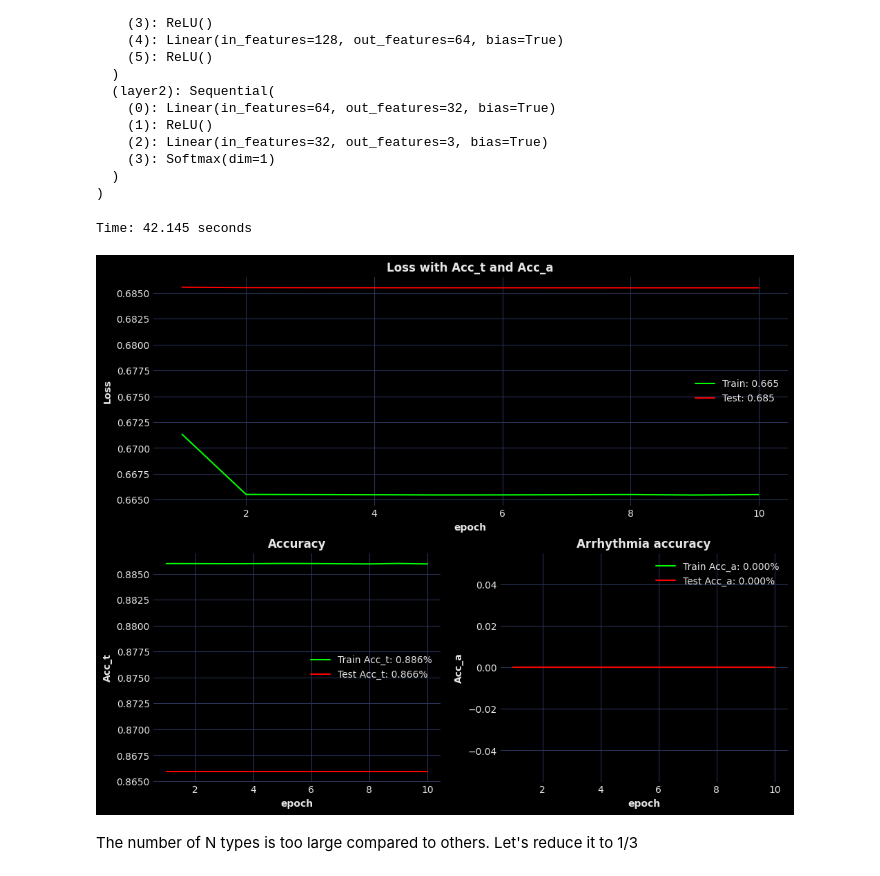
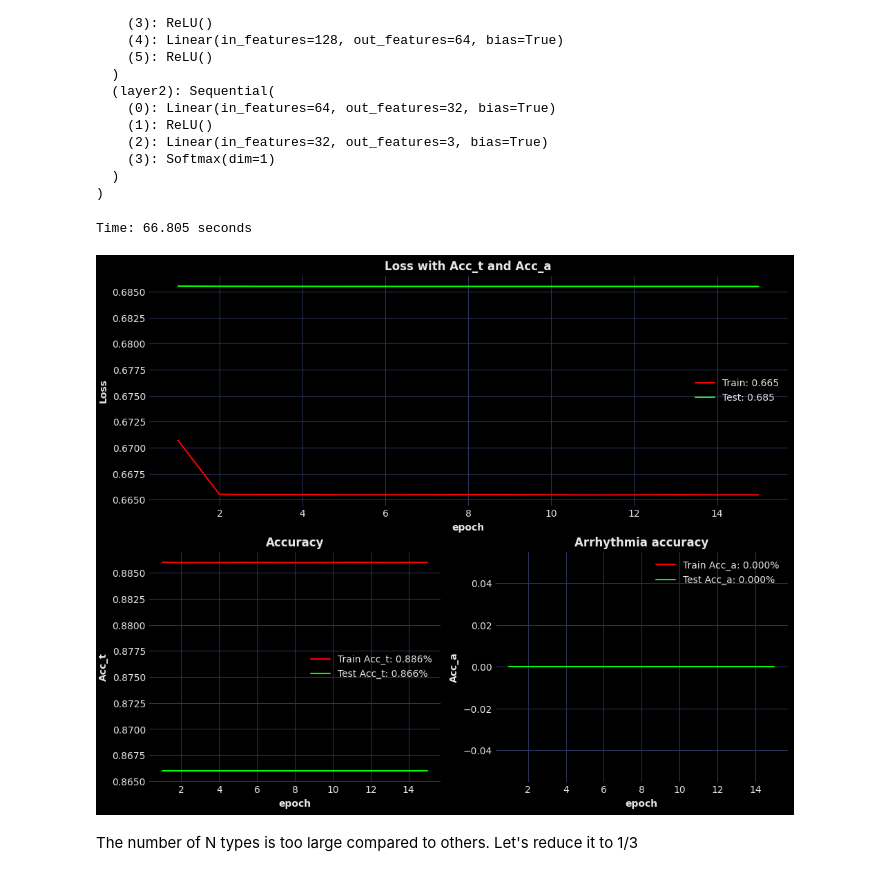
Before and after one commit to Yolonek/MachineLearningApplications, a Jupyter notebook: 3.ECG/MLPforECG.ipynb, the cells around one changed output. Drawn from its saved outputs; the diff is of its cells as text; code cells hidden in the pictures.

```diff
--- a/3.ECG/MLPforECG.ipynb
+++ b/3.ECG/MLPforECG.ipynb
@@ -122,11 +133,11 @@ class LearningParameters:
     learning_rate: float = 0.05
     momentum: float = 0.97
     weight_decay: float = 0.001
-    epochs: int = 10
+    epochs: int = 150
     device: torch.device = torch.device('cpu')
     dropout: float = 0.3
     batch_norm: bool = True
-params = LearningParameters()
+PARAMS = LearningParameters()
 
 
 def normalize_dataset(data):
@@ -231,9 +242,9 @@ def test_step(model, data_loader, loss_function, accuracy_function, device):
         acc_a /= (data_len - acc_a_correction)
     return test_loss, acc_t, acc_a
 
-def plot_loss_and_accuracy(title, epochs, losses, acc_ts, acc_as):
+def plot_loss_and_accuracy(title, epochs, img_title, losses, acc_ts, acc_as):
     data_parts = ['Train', 'Test']
-    colors = ['lime', 'cyan']
+    colors = ['red', 'lime']
     with plt.style.context('cyberpunk'):
         figure, axes = plt.subplot_mosaic(
             [['Loss', 'Loss'], ['Acct', 'Acca']],
@@ -251,11 +262,13 @@ def plot_loss_and_accuracy(title, epochs, losses, acc_ts, acc_as):
         for ax in figure.axes:
             ax.legend()
             enhance_plot(figure, ax)
-        return figure, axes
+        figure.savefig(f'images/{img_title}.png')
 
 def append_metrics(metric_lists, metrics):
     for metric_list, metric in zip(metric_lists, metrics):
         metric_list.append(metric)
+
+model_performance = {}
 # %%
 split = int(0.7 * len(all_annotations))
 ecg_dataset_train = ECGDataset(all_beats[:split], annotations_encoded[:split])
@@ -289,30 +302,33 @@ ECGModel(
   )
 )
 # %%
+PARAMS.epochs = 15
 train_time_start = timer()
 train_loss, train_acc_t, train_acc_a = [], [], []
 test_loss, test_acc_t, test_acc_a = [], [], []
-for epoch in tqdm(range(params.epochs)):
+for epoch in tqdm(range(PARAMS.epochs)):
     train_metrics = train_step(
         model, train_dataloader, loss_fn,
-        calculate_accuracy, optimizer, params.device)
+        calculate_accuracy, optimizer, PARAMS.device)
     test_metrics = test_step(
         model, test_dataloader, loss_fn,
-        calculate_accuracy, params.device)
+        calculate_accuracy, PARAMS.device)
     append_metrics([train_loss, train_acc_t, train_acc_a], train_metrics)
     append_metrics([test_loss, test_acc_t, test_acc_a], test_metrics)
+model_performance['Large Dataset'] = {'acc_t': test_acc_t[-1],
+                                      'acc_a': test_acc_a[-1]}
 train_time = timer() - train_time_start
 print(f'Time: {train_time:.3f} seconds')
 # %% [output]
-Time: 42.145 seconds
+Time: 66.805 seconds
 # %%
 title = f'Loss with Acc_t and Acc_a'
-plot_loss_and_accuracy(title, params.epochs,
+plot_loss_and_accuracy(title, PARAMS.epochs, 'Train1',
                        [train_loss, test_loss],
                        [train_acc_t, test_acc_t],
                        [train_acc_a, test_acc_a]);
 # %% [output]
-[figure, old version]
+[figure, new version]
 # %% [markdown]
 The number of N types is too large compared to others. Let's reduce it to 1/3
 # %%
```
Also changed, not shown: parts of 25 cells of this notebook, 10 other files.
